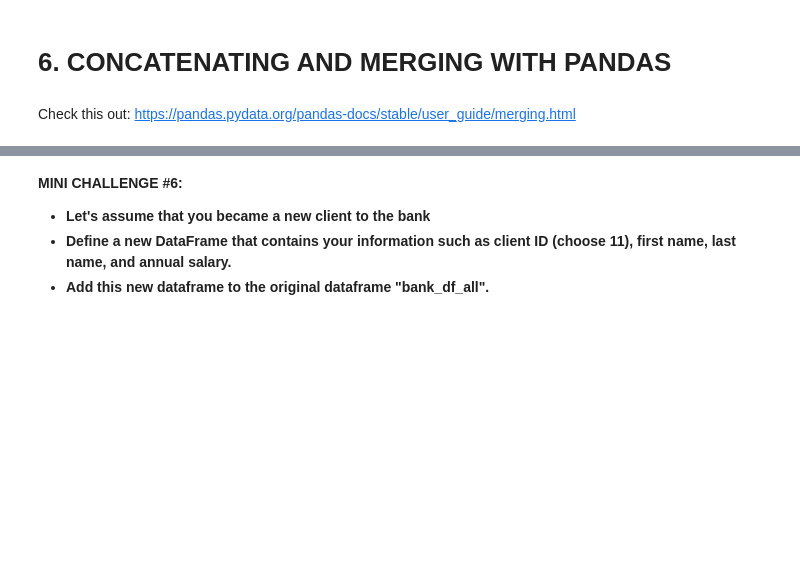
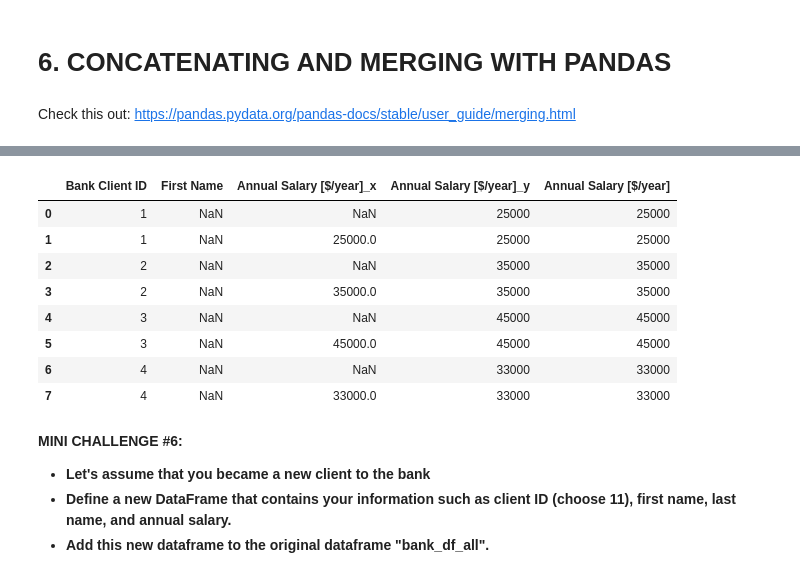
Before and after one commit to sehrish30/pandas-Practice, a Jupyter notebook: 8_Python_101_Python_Libraries_for_Data_Analysis_Pandas_Skeleton.ipynb, the cells around one changed output, grey strips where cells are left out. Saved outputs shown, nothing was run; the diff lists cells and outputs as text; code cells hidden in the pictures; blank space fills up the shorter version.

```diff
--- a/8_Python_101_Python_Libraries_for_Data_Analysis_Pandas_Skeleton.ipynb
+++ b/8_Python_101_Python_Libraries_for_Data_Analysis_Pandas_Skeleton.ipynb
@@ -345,0 +412,3 @@ Check this out: https://pandas.pydata.org/pandas-docs/stable/user_guide/merging.
+# %%
+Bank_df_1 = pd.DataFrame(raw_data, columns=['Bank Client ID', 'First Name'])
+Bank_df_1
@@ -354,5 +455,17 @@ Check this out: https://pandas.pydata.org/pandas-docs/stable/user_guide/merging.
 # %%
 # Let's merge all data on 'Bank Client ID'
+bank_df_all = pd.merge(bank_df_all, bank_df_salary, on= 'Bank Client ID')
+bank_df_all
+# %% [output]
+|  | Bank Client ID | First Name | Annual Salary [$/year]_x | Annual Salary [$/year]_y | Annual Salary [$/year] |
+| 0 | 1 | NaN | NaN | 25000 | 25000 |
+| 1 | 1 | NaN | 25000.0 | 25000 | 25000 |
+| 2 | 2 | NaN | NaN | 35000 | 35000 |
+| 3 | 2 | NaN | 35000.0 | 35000 | 35000 |
+| 4 | 3 | NaN | NaN | 45000 | 45000 |
+| 5 | 3 | NaN | 45000.0 | 45000 | 45000 |
+| 6 | 4 | NaN | NaN | 33000 | 33000 |
+| 7 | 4 | NaN | 33000.0 | 33000 | 33000 |
 # %% [markdown]
 **MINI CHALLENGE #6:**
 - **Let's assume that you became a new client to the bank**
```
Also changed, not shown: parts of 14 cells of this notebook.
